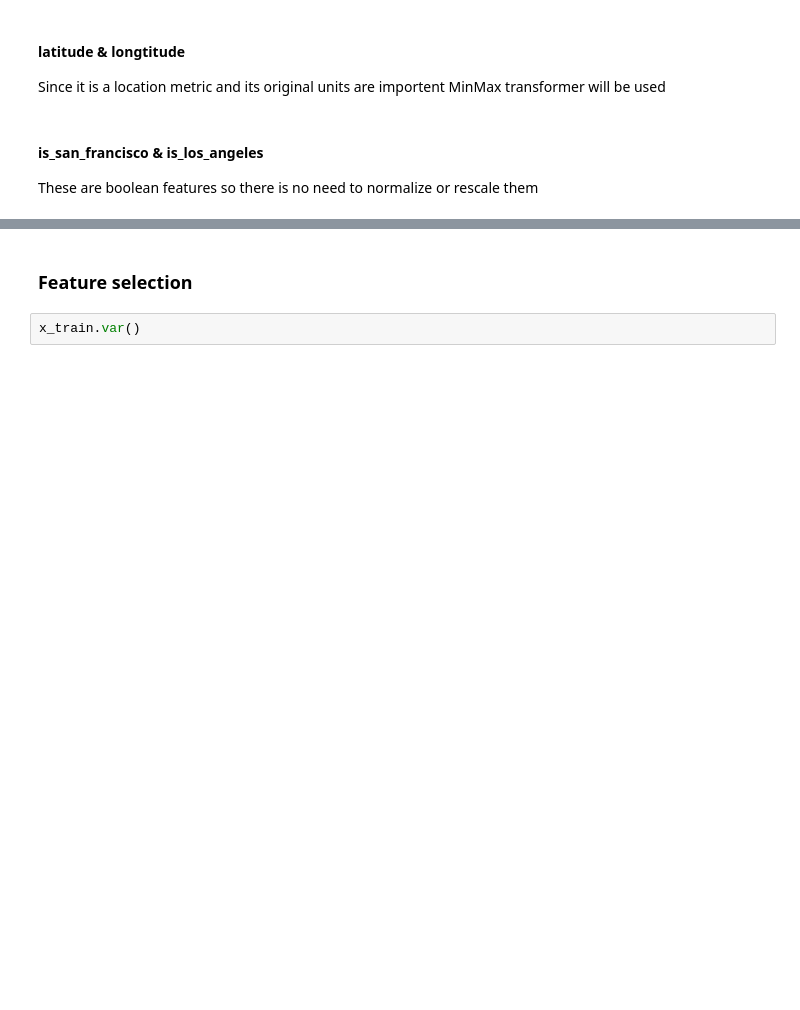
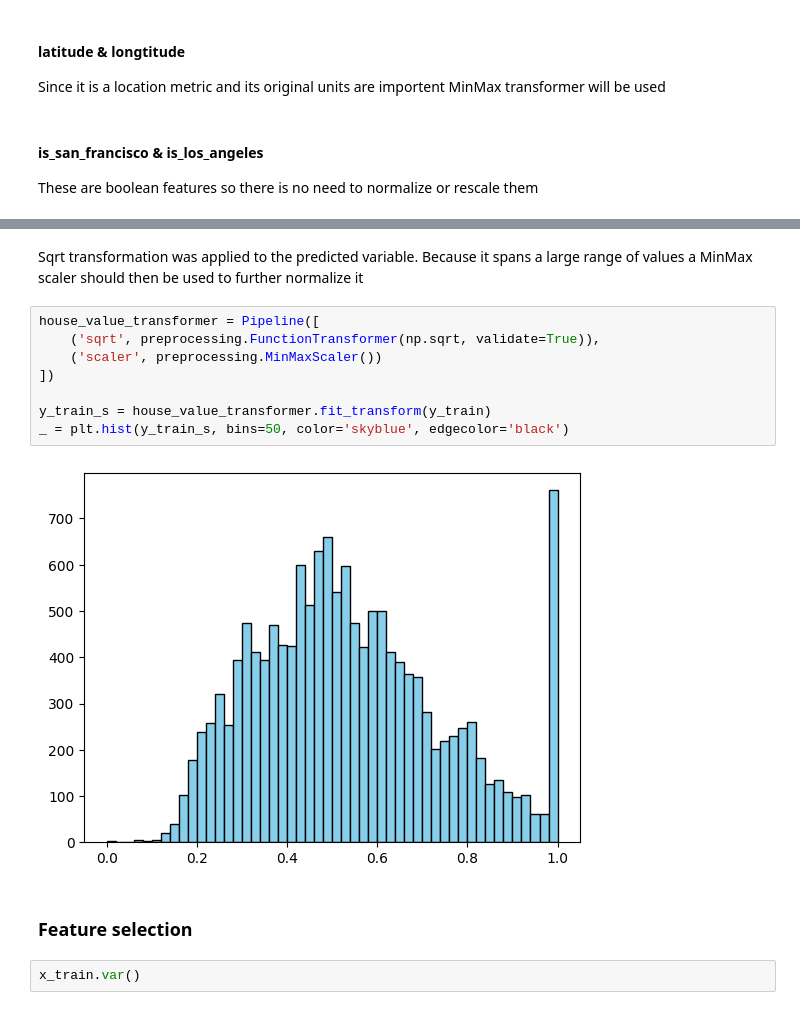
Before and after one commit to NiceeTV/ZNEUS-Projekt1, a Jupyter notebook: projekt1.ipynb, the cells around one changed output, grey strips where cells are left out. Cells and saved outputs as stored; diff of their text form; blank space fills up the shorter version.

```diff
--- a/projekt1.ipynb
+++ b/projekt1.ipynb
@@ -522,3 +530,15 @@ These are boolean features so there is no need to normalize or rescale them
+# %% [markdown]
+Sqrt transformation was applied to the predicted variable. Because it spans a large range of values a MinMax scaler should then be used to further normalize it
+# %%
+house_value_transformer = Pipeline([
+    ('sqrt', preprocessing.FunctionTransformer(np.sqrt, validate=True)),
+    ('scaler', preprocessing.MinMaxScaler())
+])
+
+y_train_s = house_value_transformer.fit_transform(y_train)
+_ = plt.hist(y_train_s, bins=50, color='skyblue', edgecolor='black')
+# %% [output]
+[figure, added]
 # %% [markdown]
 ### Feature selection
 # %%
```
Also changed, not shown: parts of 7 cells of this notebook, 2 other files.
